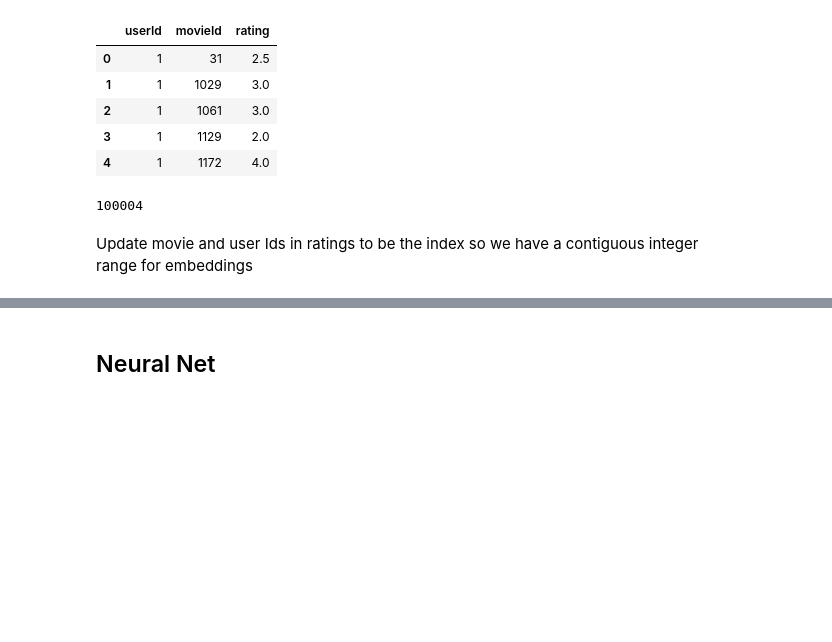
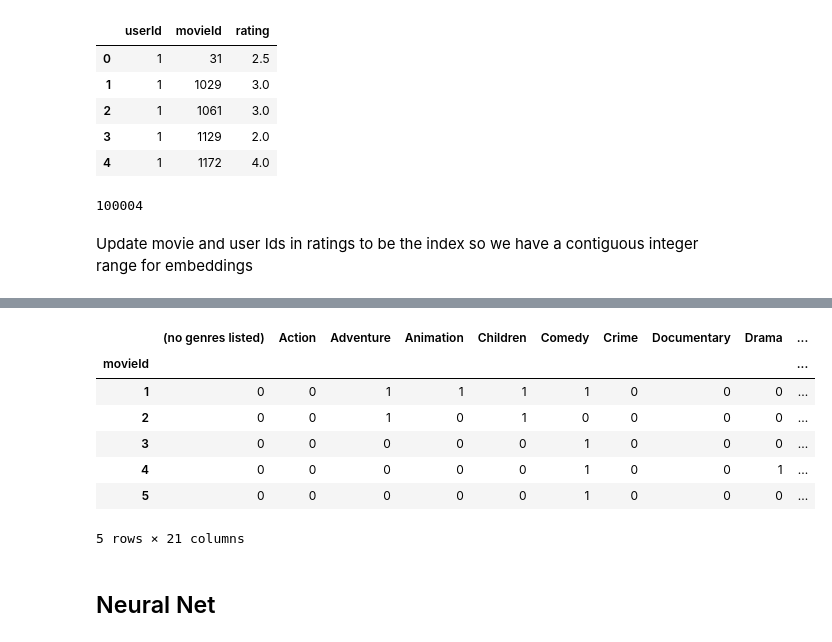
Before and after one commit to damienpontifex/fastai-course, a Jupyter notebook: deeplearning1/lesson4/lesson4.ipynb, the cells around one changed output, grey strips where cells are left out. Cells and saved outputs as stored; diff of their text form; code cells hidden in the pictures; blank space fills up the shorter version.

```diff
--- a/deeplearning1/lesson4/lesson4.ipynb
+++ b/deeplearning1/lesson4/lesson4.ipynb
@@ -72,3 +79,17 @@ ratings.head()
+# %%
+movies_extd = pd.read_csv(movies_path, index_col='movieId')
+# %%
+x = movies_extd['genres'].str.split('|', expand=True).stack().reset_index(level=1, drop=True).to_frame('genre')
+pd.get_dummies(x, prefix='', prefix_sep='', columns=['genre']).groupby(level=0).sum().join(movies_extd['title']).head()
+# %% [output]
+|  | (no genres listed) | Action | Adventure | Animation | Children | Comedy | Crime | Documentary | Drama | ... |
+| movieId |  |  |  |  |  |  |  |  |  | ... |
+| 1 | 0 | 0 | 1 | 1 | 1 | 1 | 0 | 0 | 0 | ... |
+| 2 | 0 | 0 | 1 | 0 | 1 | 0 | 0 | 0 | 0 | ... |
+| 3 | 0 | 0 | 0 | 0 | 0 | 1 | 0 | 0 | 0 | ... |
+| 4 | 0 | 0 | 0 | 0 | 0 | 1 | 0 | 0 | 1 | ... |
+| 5 | 0 | 0 | 0 | 0 | 0 | 1 | 0 | 0 | 0 | ... |
+5 rows × 21 columns
 # %% [markdown]
 ## Neural Net
 # %%
```
Also changed, not shown: parts of 37 cells of this notebook.
